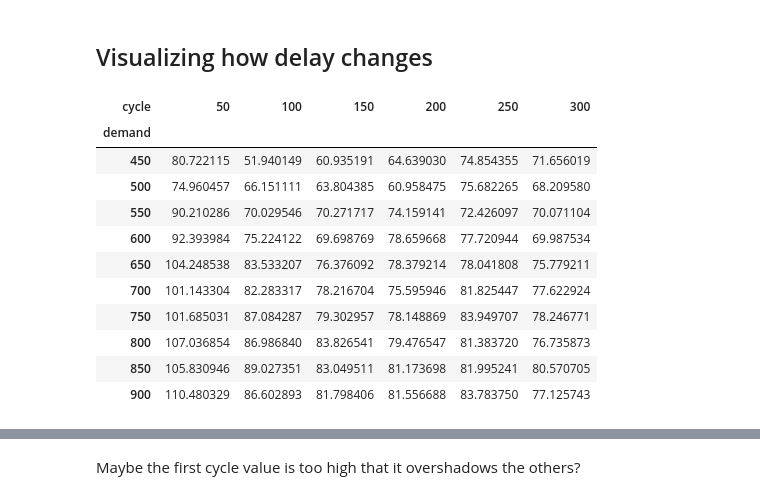
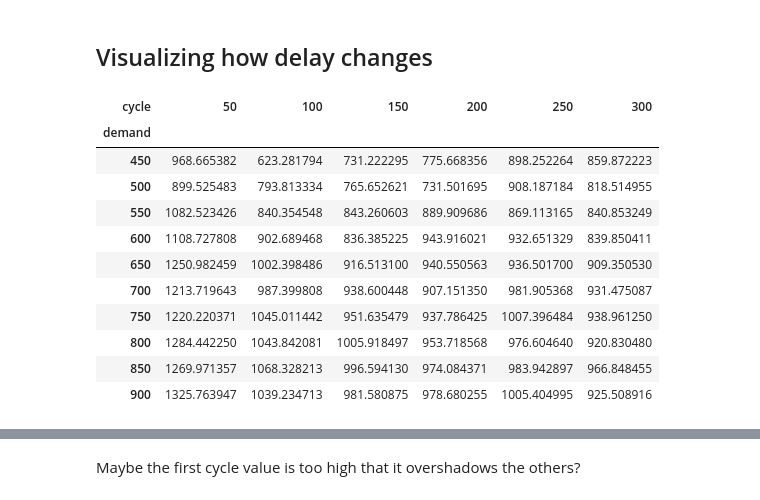
Before and after one commit to DEGABGED/ctm_data_processing, a Jupyter notebook: Webster's Formula for Cycle Time.ipynb, the cells around one changed output, grey strips where cells are left out. Cells and saved outputs as stored; diff of their text form; code cells hidden in the pictures.

```diff
--- a/Webster's Formula for Cycle Time.ipynb
+++ b/Webster's Formula for Cycle Time.ipynb
@@ -121,18 +121,18 @@ df_throughput = pd.read_pickle('600s-run1-throughput-new.pkl')
 # %% [markdown]
 ## Visualizing how delay changes
 # %%
-df_delay_map = df_delay.groupby(['demand', 'cycle']).agg({'delay': 'mean'}).reset_index().pivot(index='demand', columns='cycle', values='delay')
+df_delay_map = df_delay.groupby(['demand', 'cycle']).agg({'delay': 'sum'}).reset_index().pivot(index='demand', columns='cycle', values='delay')
 df_delay_map
 # %% [output]
 | cycle | 50 | 100 | 150 | 200 | 250 | 300 |
 | demand |  |  |  |  |  |  |
-| 450 | 80.722115 | 51.940149 | 60.935191 | 64.639030 | 74.854355 | 71.656019 |
-| 500 | 74.960457 | 66.151111 | 63.804385 | 60.958475 | 75.682265 | 68.209580 |
-| 550 | 90.210286 | 70.029546 | 70.271717 | 74.159141 | 72.426097 | 70.071104 |
-| 600 | 92.393984 | 75.224122 | 69.698769 | 78.659668 | 77.720944 | 69.987534 |
-| 650 | 104.248538 | 83.533207 | 76.376092 | 78.379214 | 78.041808 | 75.779211 |
-| 700 | 101.143304 | 82.283317 | 78.216704 | 75.595946 | 81.825447 | 77.622924 |
-| 750 | 101.685031 | 87.084287 | 79.302957 | 78.148869 | 83.949707 | 78.246771 |
-| 800 | 107.036854 | 86.986840 | 83.826541 | 79.476547 | 81.383720 | 76.735873 |
-| 850 | 105.830946 | 89.027351 | 83.049511 | 81.173698 | 81.995241 | 80.570705 |
-| 900 | 110.480329 | 86.602893 | 81.798406 | 81.556688 | 83.783750 | 77.125743 |
+| 450 | 968.665382 | 623.281794 | 731.222295 | 775.668356 | 898.252264 | 859.872223 |
+| 500 | 899.525483 | 793.813334 | 765.652621 | 731.501695 | 908.187184 | 818.514955 |
+| 550 | 1082.523426 | 840.354548 | 843.260603 | 889.909686 | 869.113165 | 840.853249 |
+| 600 | 1108.727808 | 902.689468 | 836.385225 | 943.916021 | 932.651329 | 839.850411 |
+| 650 | 1250.982459 | 1002.398486 | 916.513100 | 940.550563 | 936.501700 | 909.350530 |
+| 700 | 1213.719643 | 987.399808 | 938.600448 | 907.151350 | 981.905368 | 931.475087 |
+| 750 | 1220.220371 | 1045.011442 | 951.635479 | 937.786425 | 1007.396484 | 938.961250 |
+| 800 | 1284.442250 | 1043.842081 | 1005.918497 | 953.718568 | 976.604640 | 920.830480 |
+| 850 | 1269.971357 | 1068.328213 | 996.594130 | 974.084371 | 983.942897 | 966.848455 |
+| 900 | 1325.763947 | 1039.234713 | 981.580875 | 978.680255 | 1005.404995 | 925.508916 |
```
Also changed, not shown: parts of 6 cells of this notebook.
